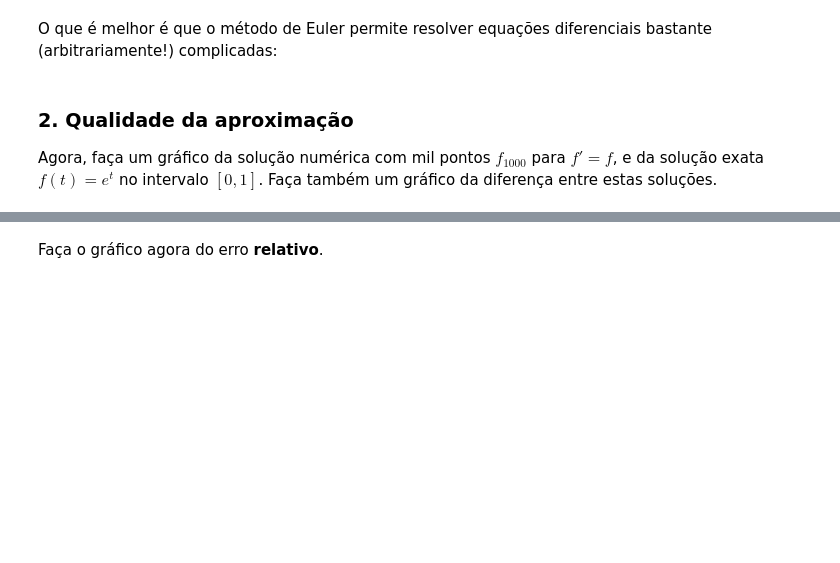
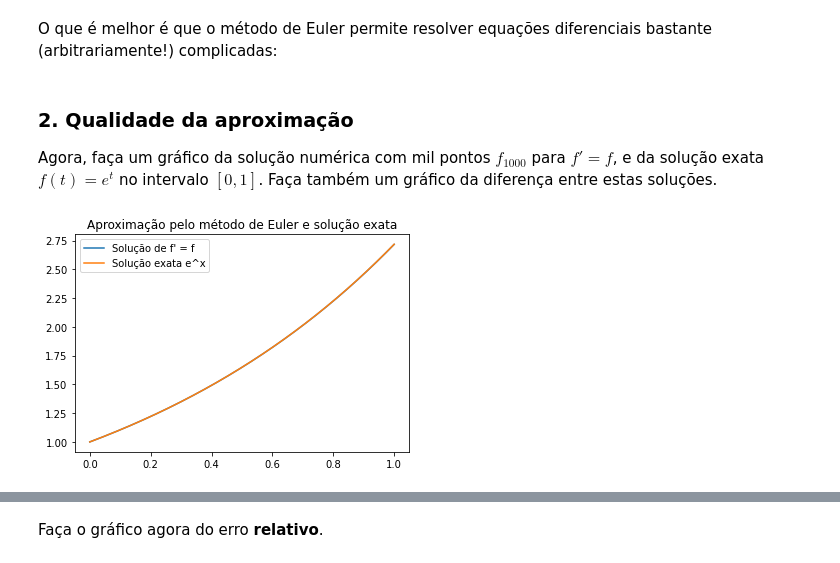
Before and after one commit to d-nct/cc1-projeto2, a Jupyter notebook: Projeto2.ipynb, the cells around one changed output, grey strips where cells are left out. Saved outputs shown, nothing was run; the diff lists cells and outputs as text; code cells hidden in the pictures; blank space fills up the shorter version.

```diff
--- a/Projeto2.ipynb
+++ b/Projeto2.ipynb
@@ -39,11 +39,18 @@ e retorna
 - as `nsteps+1` aproximações `y_i` de $y$ nestes pontos.
 
 Dica: use `append` para construir os valores de `y_i`, mas retorne um `np.array()` para simplificar as contas.
-# %%
-def euler(F, t0, tf, y0, nsteps=100):
-    # YOUR CODE HERE
-    raise NotImplementedError()
-    return ts, np.array(ys)
+# %%
+def euler(F, t0, tf, y0, nsteps=100):
+    ts = np.linspace(t0, tf, num = nsteps+1)
+    ys = [y0]
+    ycurr = y0
+    tcurr = t0
+    for tnext in ts[1:]:
+        ynext = ycurr + F(tcurr, ycurr)*(tnext - tcurr)
+        tcurr = tnext
+        ycurr = ynext
+        ys.append(ynext)
+    return ts, np.array(ys)
 # %% [markdown]
 Resolvendo uma EDO simples: $f' = f$.
 # %%
@@ -78,0 +83,10 @@ raise NotImplementedError()
+# %%
+xs, ys = euler(F1, 0, 1, 1, 1000)
+plt.plot(xs, ys, label = "Solução de f' = f")
+plt.plot(xs, np.exp(xs), label = "Solução exata e^x")
+ax = plt.gca()
+ax.set_title("Aproximação pelo método de Euler e solução exata")
+plt.legend()
+plt.show()
+# %% [output]
+[figure, added]
```
Also changed, not shown: parts of 37 cells of this notebook.
